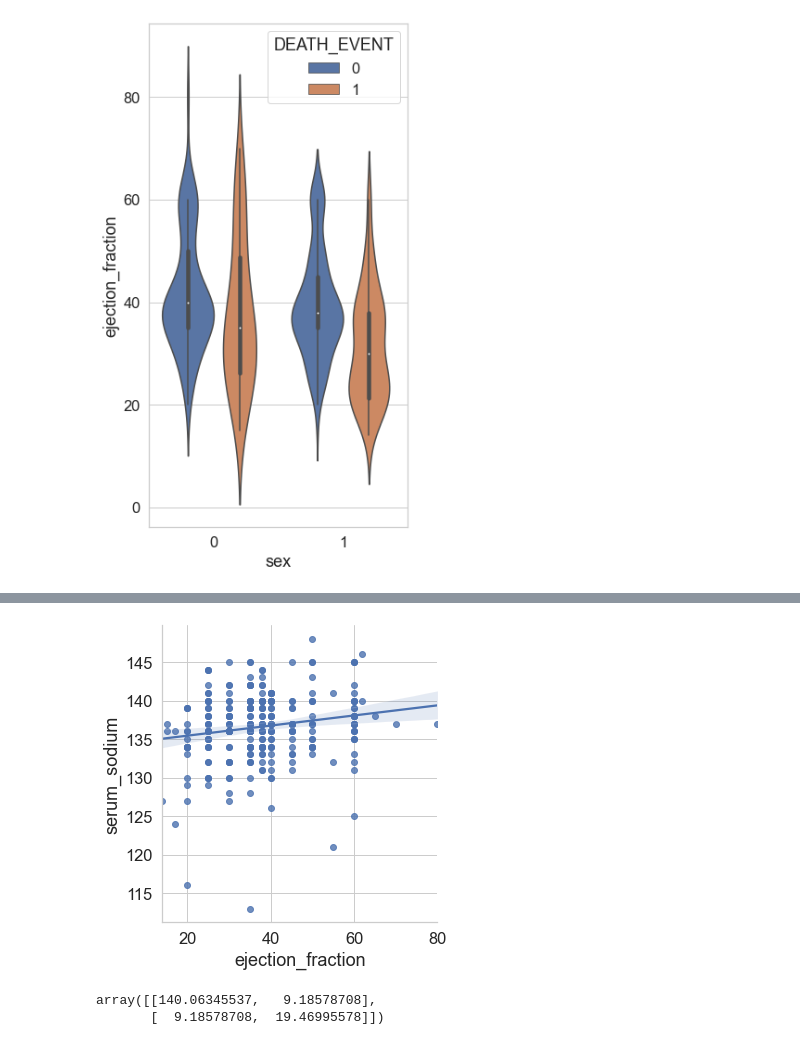
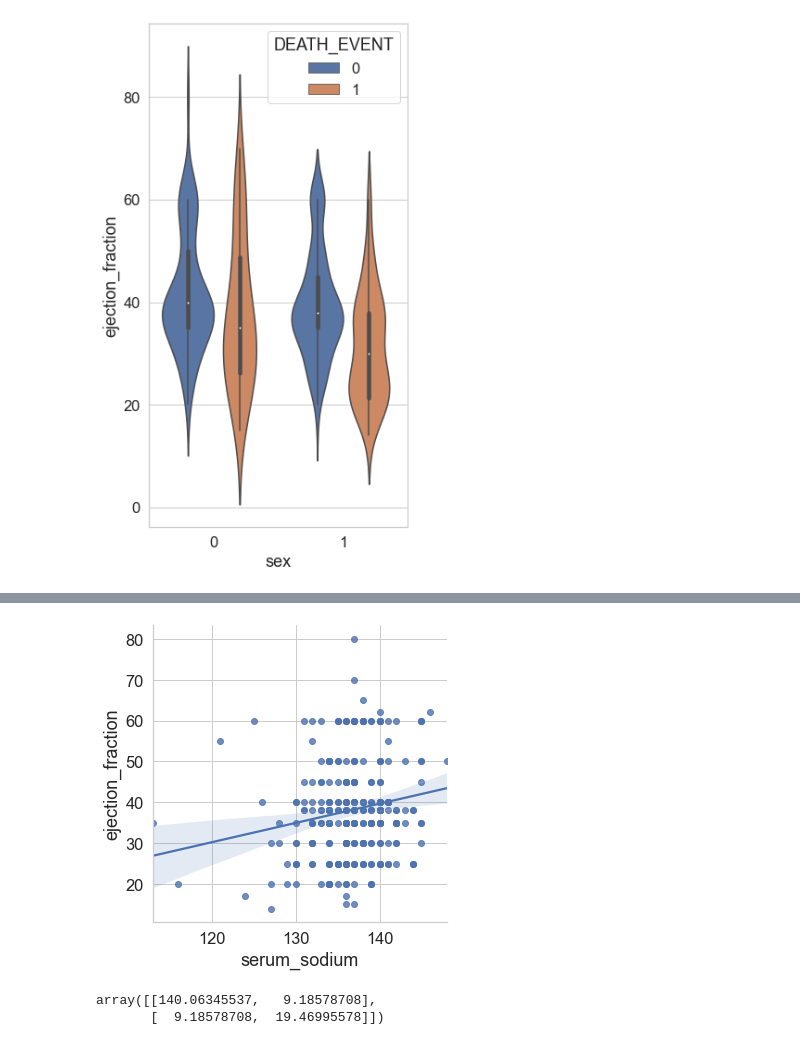
Before and after one commit to jharvey407/CapstoneTwo, a Jupyter notebook: Heart Failure Profiling.ipynb, the cells around one changed output, grey strips where cells are left out. Drawn from its saved outputs; the diff is of its cells as text; code cells hidden in the pictures.

```diff
--- a/Heart Failure Profiling.ipynb
+++ b/Heart Failure Profiling.ipynb
@@ -233,7 +237,7 @@ g = sns.violinplot(x='sex', y='ejection_fraction', hue='DEATH_EVENT', data=heart
 # %%
-sns.lmplot(x='ejection_fraction', y='serum_sodium', data=heart_data);
+sns.lmplot(x='serum_sodium', y='ejection_fraction', data=heart_data);
 # %% [output]
-[figure, old version]
+[figure, new version]
 # %%
 np.cov(heart_data['ejection_fraction'], heart_data['serum_sodium'])
 # %% [output]
```
Also changed, not shown: parts of 1 cell of this notebook.
